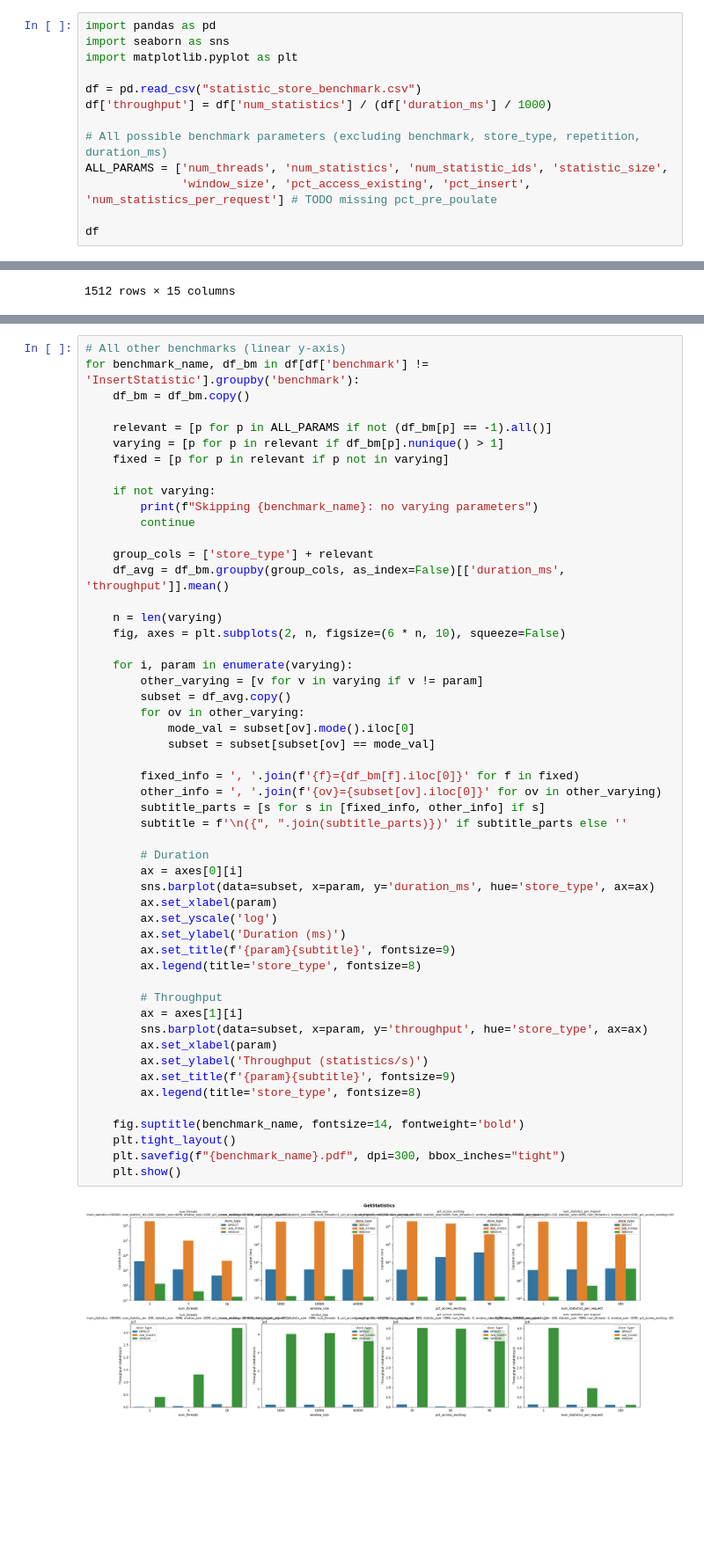
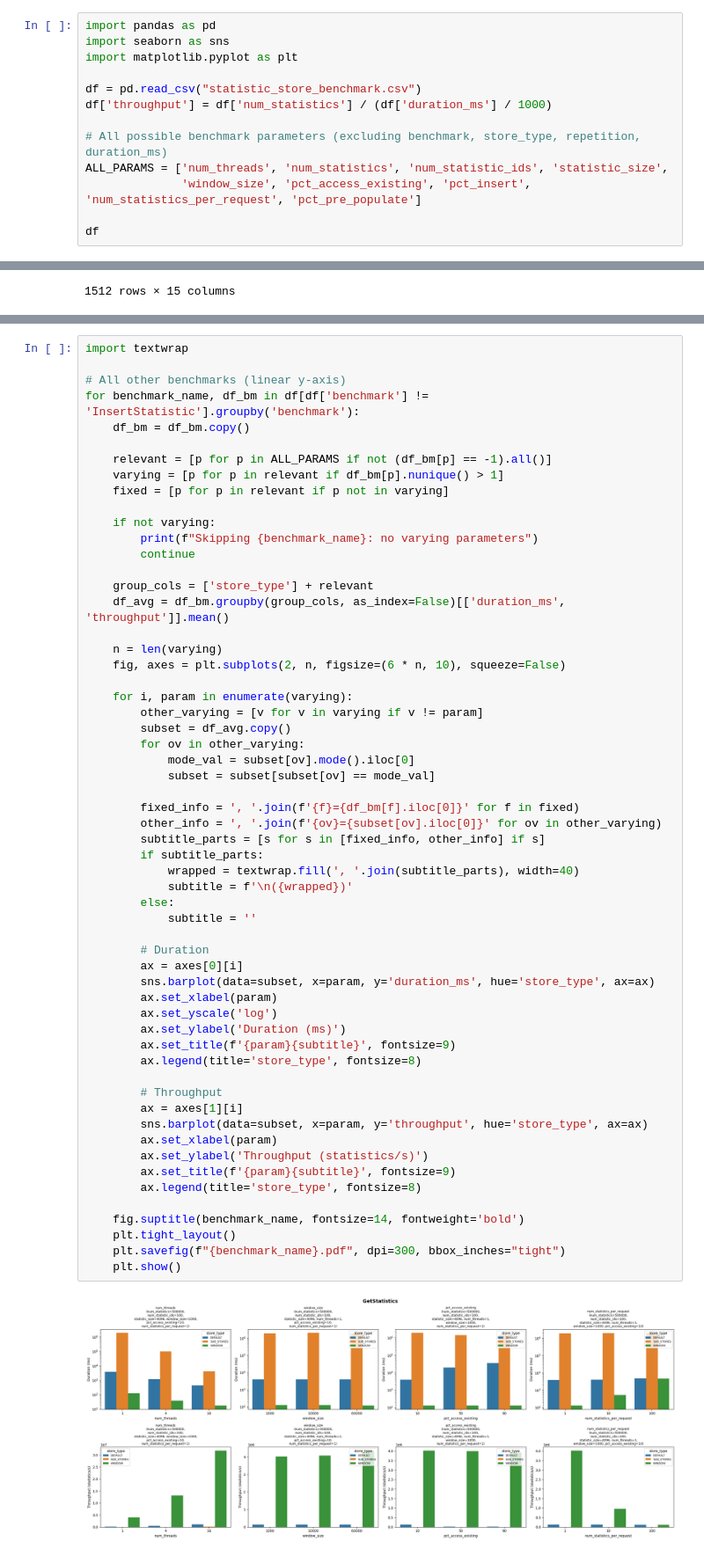
Before and after one commit to ESPAT-Orga/nebulastream-espat, a Jupyter notebook: scripts/benchmarking/statistics-store/plots/Statistic Stores.ipynb, the cells around one changed output, grey strips where cells are left out. Shown at 88% size. Cells and saved outputs as stored; diff of their text form; blank space fills up the shorter version.

```diff
--- a/scripts/benchmarking/statistics-store/plots/Statistic Stores.ipynb
+++ b/scripts/benchmarking/statistics-store/plots/Statistic Stores.ipynb
@@ -8,7 +8,7 @@ df['throughput'] = df['num_statistics'] / (df['duration_ms'] / 1000)
 
 # All possible benchmark parameters (excluding benchmark, store_type, repetition, duration_ms)
 ALL_PARAMS = ['num_threads', 'num_statistics', 'num_statistic_ids', 'statistic_size',
-              'window_size', 'pct_access_existing', 'pct_insert', 'num_statistics_per_request'] # TODO missing pct_pre_poulate
+              'window_size', 'pct_access_existing', 'pct_insert', 'num_statistics_per_request', 'pct_pre_populate']
 
 df
 # %% [output]
@@ -82,6 +82,8 @@ plt.show()
 # %% [output]
 [figure]
 # %%
+import textwrap
+
 # All other benchmarks (linear y-axis)
 for benchmark_name, df_bm in df[df['benchmark'] != 'InsertStatistic'].groupby('benchmark'):
     df_bm = df_bm.copy()
@@ -106,32 +108,36 @@ for benchmark_name, df_bm in df[df['benchmark'] != 'InsertStatistic'].groupby('b
         for ov in other_varying:
             mode_val = subset[ov].mode().iloc[0]
             subset = subset[subset[ov] == mode_val]
 
         fixed_info = ', '.join(f'{f}={df_bm[f].iloc[0]}' for f in fixed)
         other_info = ', '.join(f'{ov}={subset[ov].iloc[0]}' for ov in other_varying)
         subtitle_parts = [s for s in [fixed_info, other_info] if s]
-        subtitle = f'\n({", ".join(subtitle_parts)})' if subtitle_parts else ''
+        if subtitle_parts:
+            wrapped = textwrap.fill(', '.join(subtitle_parts), width=40)
+            subtitle = f'\n({wrapped})'
+        else:
+            subtitle = ''
 
         # Duration
         ax = axes[0][i]
         sns.barplot(data=subset, x=param, y='duration_ms', hue='store_type', ax=ax)
         ax.set_xlabel(param)
         ax.set_yscale('log')
         ax.set_ylabel('Duration (ms)')
         ax.set_title(f'{param}{subtitle}', fontsize=9)
         ax.legend(title='store_type', fontsize=8)
 
         # Throughput
         ax = axes[1][i]
         sns.barplot(data=subset, x=param, y='throughput', hue='store_type', ax=ax)
         ax.set_xlabel(param)
         ax.set_ylabel('Throughput (statistics/s)')
         ax.set_title(f'{param}{subtitle}', fontsize=9)
         ax.legend(title='store_type', fontsize=8)
 
     fig.suptitle(benchmark_name, fontsize=14, fontweight='bold')
     plt.tight_layout()
     plt.savefig(f"{benchmark_name}.pdf", dpi=300, bbox_inches="tight")
     plt.show()
 # %% [output]
-[figure, old version]
+[figure, new version]
```
Also changed, not shown: parts of 1 cell of this notebook.
